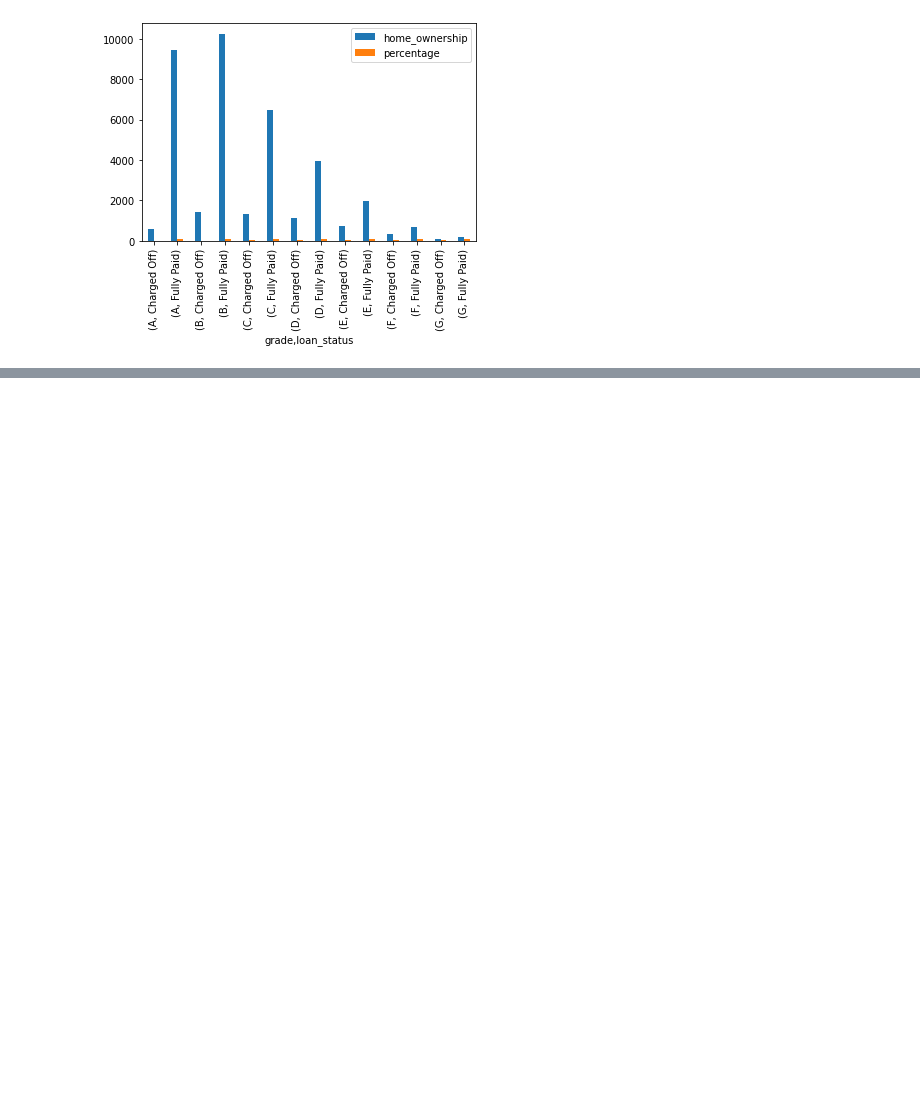
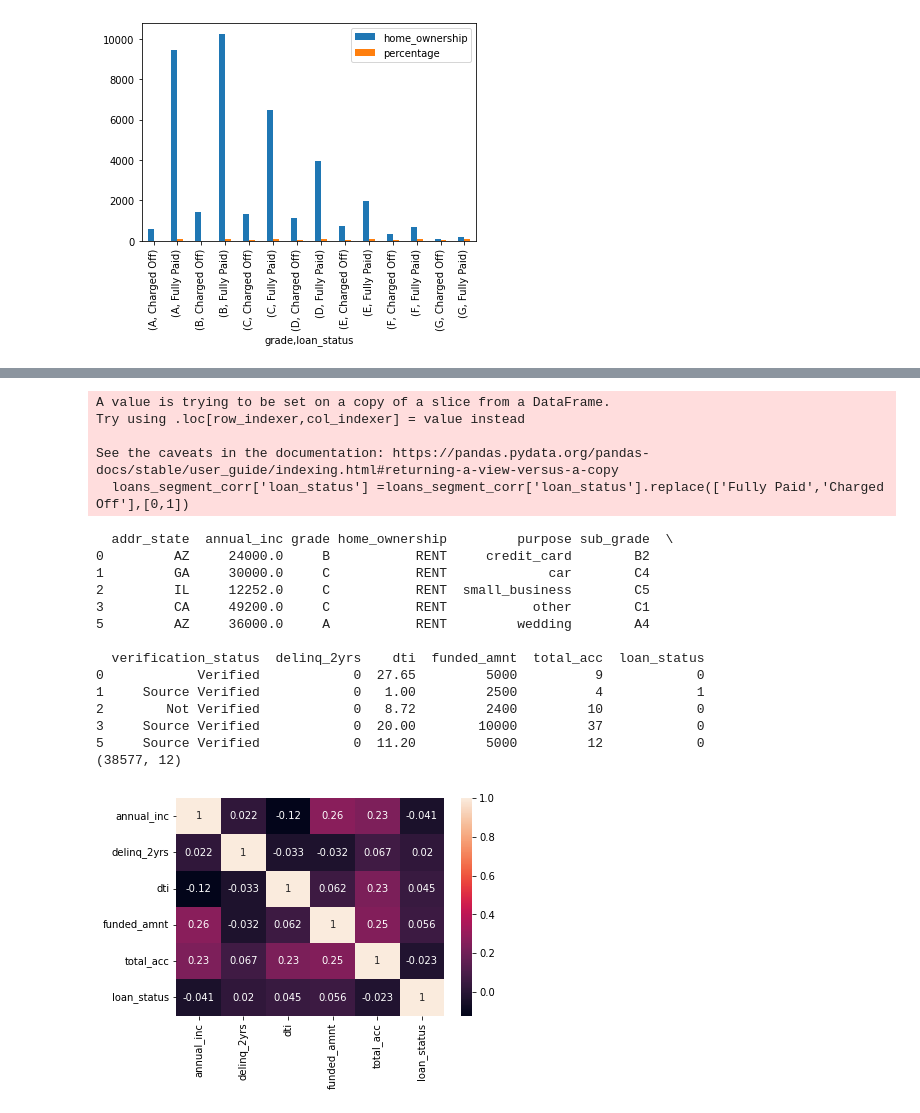
Before and after one commit to anandkeshri07/LendingClubCaseStudy, a Jupyter notebook: Anand_Kumar_Keshri.ipynb, the cells around one changed output, grey strips where cells are left out. Saved outputs shown, nothing was run; the diff lists cells and outputs as text; code cells hidden in the pictures; blank space fills up the shorter version.

```diff
--- a/Anand_Kumar_Keshri.ipynb
+++ b/Anand_Kumar_Keshri.ipynb
@@ -310,0 +459,32 @@ WY         Charged Off               4    5.000000
+# %%
+loans_segment_corr = loans[["addr_state","annual_inc","grade","home_ownership","purpose","sub_grade","verification_status","delinq_2yrs","dti","funded_amnt","total_acc","loan_status"]]
+#loans_segment_corr['loan_status_num'] = loans_segment_corr[loans_segment_corr["loan_status"] == ]
+
+loans_segment_corr['loan_status'] =loans_segment_corr['loan_status'].replace(['Fully Paid','Charged Off'],[0,1])
+print(loans_segment_corr.head())
+print(loans_segment_corr.shape)
+
+corrMatrix = loans_segment_corr.corr()
+sns.heatmap(corrMatrix, annot=True)
+plt.show()
+# %% [output]
+A value is trying to be set on a copy of a slice from a DataFrame.
+Try using .loc[row_indexer,col_indexer] = value instead
+
+See the caveats in the documentation: https://pandas.pydata.org/pandas-docs/stable/user_guide/indexing.html#returning-a-view-versus-a-copy
+  loans_segment_corr['loan_status'] =loans_segment_corr['loan_status'].replace(['Fully Paid','Charged Off'],[0,1])
+  addr_state  annual_inc grade home_ownership         purpose sub_grade  \
+0         AZ     24000.0     B           RENT     credit_card        B2
+1         GA     30000.0     C           RENT             car        C4
+2         IL     12252.0     C           RENT  small_business        C5
+3         CA     49200.0     C           RENT           other        C1
+5         AZ     36000.0     A           RENT         wedding        A4
+
+  verification_status  delinq_2yrs    dti  funded_amnt  total_acc  loan_status
+0            Verified            0  27.65         5000          9            0
+1     Source Verified            0   1.00         2500          4            1
+2        Not Verified            0   8.72         2400         10            0
+3     Source Verified            0  20.00        10000         37            0
+5     Source Verified            0  11.20         5000         12            0
+(38577, 12)
+[figure, added]
```
Also changed, not shown: parts of 7 cells of this notebook.
